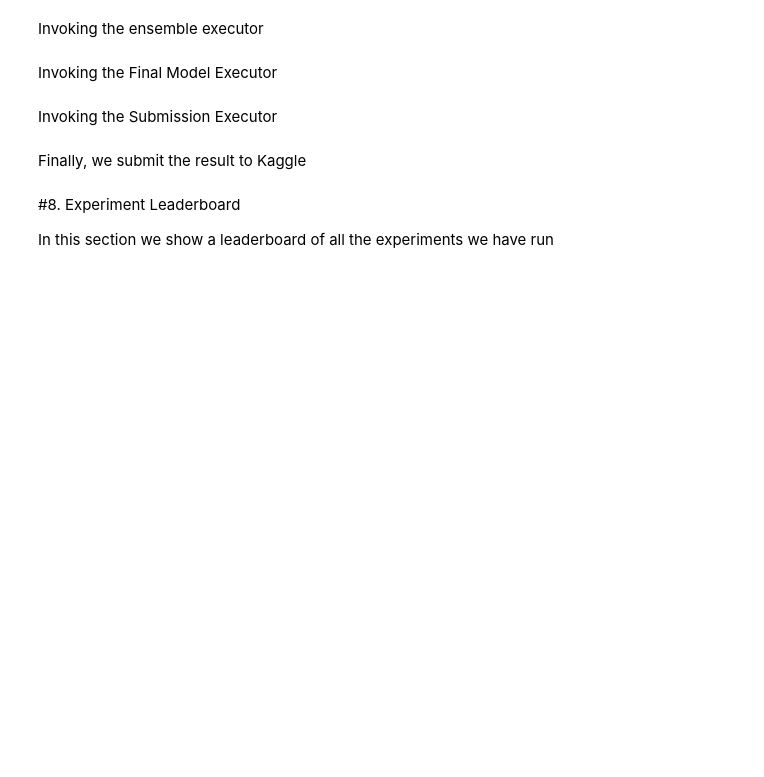
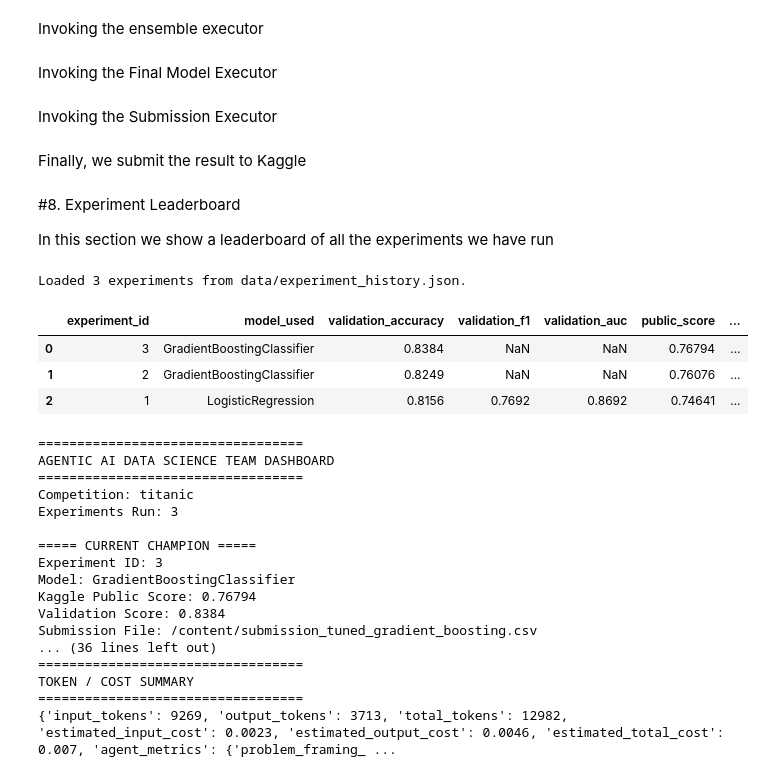
Before and after one commit to icarovazquez/agentic-ai-data-science-team, a Jupyter notebook: notebooks/Kaggle Data Science Agentic AI Team.ipynb, the cells around one changed output. Saved outputs shown, nothing was run; the diff lists cells and outputs as text; code cells hidden in the pictures; blank space fills up the shorter version.

Commit message:
Added updated dashboard & moved persistent experiment history to data directory

```diff
--- a/notebooks/Kaggle Data Science Agentic AI Team.ipynb
+++ b/notebooks/Kaggle Data Science Agentic AI Team.ipynb
@@ -826,0 +829,13 @@ def show_ablation_summary(feature_ablation_result):
+# %%
+def load_experiment_history(
+    filepath="data/titanic_experiment_history.json"
+):
+    if not os.path.exists(filepath):
+        print(f"No experiment history found at {filepath}.")
+        return []
+
+    with open(filepath, "r") as f:
+        experiment_history = json.load(f)
+
+    print(f"Loaded {len(experiment_history)} experiments from {filepath}.")
+    return experiment_history
@@ -3008,11 +3118,65 @@ kaggle_submission_result = submit_to_kaggle(
 
 In this section we show a leaderboard of all the experiments we have run
 # %%
+############################################
+# Load Experiment History
+############################################
+
+experiment_history = load_experiment_history(
+    filepath="data/experiment_history.json"
+)
+
+############################################
+# Leaderboard
+############################################
+
+leaderboard_df = create_experiment_leaderboard_df(
+    experiment_history
+)
+
+display(leaderboard_df)
+
+############################################
+# Dashboard
+############################################
 show_results_dashboard(
     competition_name="titanic",
     experiment_history=experiment_history,
     hyperparameter_tuning_result=hyperparameter_tuning_result,
     feature_importance_result=feature_importance_result,
     feature_ablation_result=feature_ablation_result,
     ensemble_result=ensemble_result
 )
+
+############################################
+# Token / Cost Summary
+############################################
+
+run_result = {
+    "history": history
+}
+
+token_cost_summary = show_token_cost_summary(run_result)
+# %% [output]
+Loaded 3 experiments from data/experiment_history.json.
+|  | experiment_id | model_used | validation_accuracy | validation_f1 | validation_auc | public_score | ... |
+| 0 | 3 | GradientBoostingClassifier | 0.8384 | NaN | NaN | 0.76794 | ... |
+| 1 | 2 | GradientBoostingClassifier | 0.8249 | NaN | NaN | 0.76076 | ... |
+| 2 | 1 | LogisticRegression | 0.8156 | 0.7692 | 0.8692 | 0.74641 | ... |
+==================================
+AGENTIC AI DATA SCIENCE TEAM DASHBOARD
+==================================
+Competition: titanic
+Experiments Run: 3
+
+===== CURRENT CHAMPION =====
+Experiment ID: 3
+Model: GradientBoostingClassifier
+Kaggle Public Score: 0.76794
+Validation Score: 0.8384
+Submission File: /content/submission_tuned_gradient_boosting.csv
+... (36 lines left out)
+==================================
+TOKEN / COST SUMMARY
+==================================
+{'input_tokens': 9269, 'output_tokens': 3713, 'total_tokens': 12982, 'estimated_input_cost': 0.0023, 'estimated_output_cost': 0.0046, 'estimated_total_cost': 0.007, 'agent_metrics': {'problem_framing_ ...
```
Also changed, not shown: parts of 6 cells of this notebook, 1 other file.
